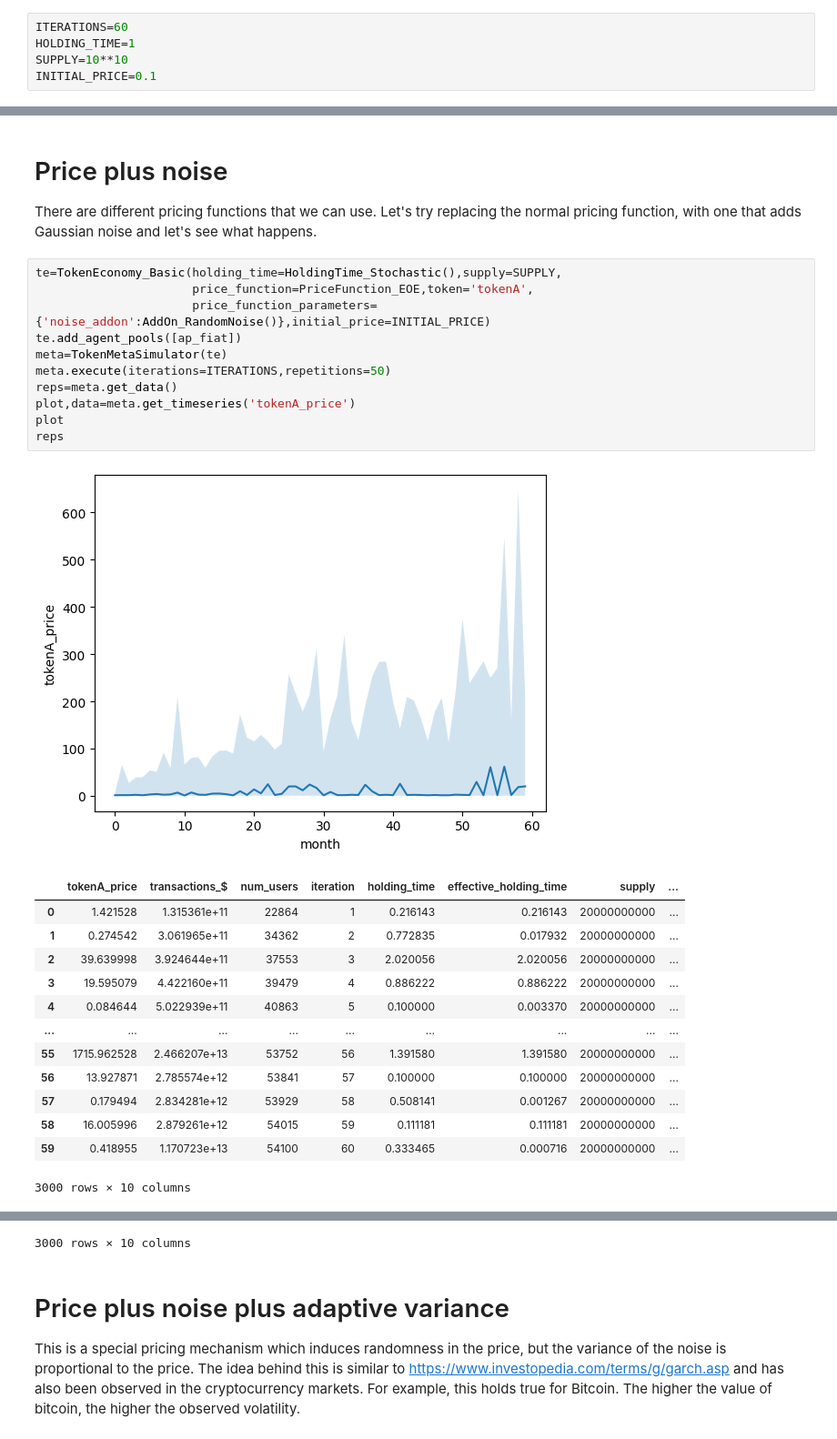
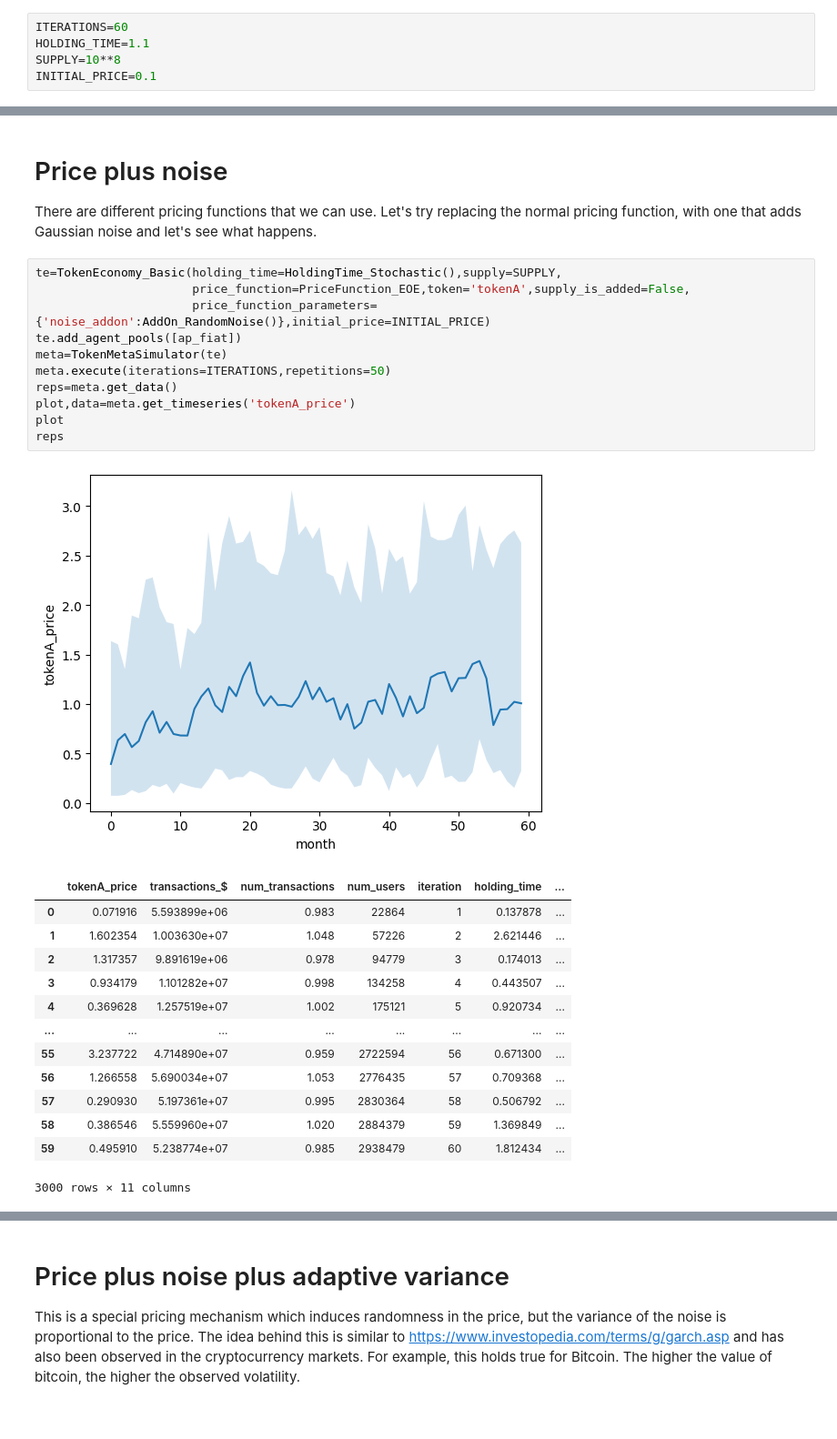
Before and after one commit to stelios12312312/TokenLab, a Jupyter notebook: notebooks/01 - Simple token economy with all transactions in fiat.ipynb, the cells around one changed output, grey strips where cells are left out. Shown at 91% size. Saved outputs shown, nothing was run; the diff lists cells and outputs as text.

```diff
--- a/notebooks/01 - Simple token economy with all transactions in fiat.ipynb
+++ b/notebooks/01 - Simple token economy with all transactions in fiat.ipynb
@@ -29,8 +29,8 @@ tokenlab_path
 '/Users/stylianoskampakis/Dropbox (Personal)/Freelance/TokenLab/src'
 # %%
 ITERATIONS=60
-HOLDING_TIME=1
-SUPPLY=10**10
+HOLDING_TIME=1.1
+SUPPLY=10**8
 INITIAL_PRICE=0.1
 # %% [markdown]
 ## Agent pools
@@ -330,27 +286,27 @@ reps.holding_time.hist()
 There are different pricing functions that we can use. Let's try replacing the normal pricing function, with one that adds Gaussian noise and let's see what happens.
 # %%
 te=TokenEconomy_Basic(holding_time=HoldingTime_Stochastic(),supply=SUPPLY,
-                      price_function=PriceFunction_EOE,token='tokenA',
+                      price_function=PriceFunction_EOE,token='tokenA',supply_is_added=False,
                       price_function_parameters={'noise_addon':AddOn_RandomNoise()},initial_price=INITIAL_PRICE)
 te.add_agent_pools([ap_fiat])
 meta=TokenMetaSimulator(te)
 meta.execute(iterations=ITERATIONS,repetitions=50)
 reps=meta.get_data()
 plot,data=meta.get_timeseries('tokenA_price')
 plot
 reps
 # %% [output]
-[figure, old version]
+[figure, new version]
-|  | tokenA_price | transactions_$ | num_users | iteration | holding_time | effective_holding_time | supply | ... |
-| 0 | 1.421528 | 1.315361e+11 | 22864 | 1 | 0.216143 | 0.216143 | 20000000000 | ... |
-| 1 | 0.274542 | 3.061965e+11 | 34362 | 2 | 0.772835 | 0.017932 | 20000000000 | ... |
-| 2 | 39.639998 | 3.924644e+11 | 37553 | 3 | 2.020056 | 2.020056 | 20000000000 | ... |
-| 3 | 19.595079 | 4.422160e+11 | 39479 | 4 | 0.886222 | 0.886222 | 20000000000 | ... |
-| 4 | 0.084644 | 5.022939e+11 | 40863 | 5 | 0.100000 | 0.003370 | 20000000000 | ... |
-| ... | ... | ... | ... | ... | ... | ... | ... | ... |
-| 55 | 1715.962528 | 2.466207e+13 | 53752 | 56 | 1.391580 | 1.391580 | 20000000000 | ... |
-| 56 | 13.927871 | 2.785574e+12 | 53841 | 57 | 0.100000 | 0.100000 | 20000000000 | ... |
-| 57 | 0.179494 | 2.834281e+12 | 53929 | 58 | 0.508141 | 0.001267 | 20000000000 | ... |
-| 58 | 16.005996 | 2.879261e+12 | 54015 | 59 | 0.111181 | 0.111181 | 20000000000 | ... |
-| 59 | 0.418955 | 1.170723e+13 | 54100 | 60 | 0.333465 | 0.000716 | 20000000000 | ... |
+|  | tokenA_price | transactions_$ | num_transactions | num_users | iteration | holding_time | ... |
+| 0 | 0.071916 | 5.593899e+06 | 0.983 | 22864 | 1 | 0.137878 | ... |
+| 1 | 1.602354 | 1.003630e+07 | 1.048 | 57226 | 2 | 2.621446 | ... |
+| 2 | 1.317357 | 9.891619e+06 | 0.978 | 94779 | 3 | 0.174013 | ... |
+| 3 | 0.934179 | 1.101282e+07 | 0.998 | 134258 | 4 | 0.443507 | ... |
+| 4 | 0.369628 | 1.257519e+07 | 1.002 | 175121 | 5 | 0.920734 | ... |
+| ... | ... | ... | ... | ... | ... | ... | ... |
+| 55 | 3.237722 | 4.714890e+07 | 0.959 | 2722594 | 56 | 0.671300 | ... |
+| 56 | 1.266558 | 5.690034e+07 | 1.053 | 2776435 | 57 | 0.709368 | ... |
+| 57 | 0.290930 | 5.197361e+07 | 0.995 | 2830364 | 58 | 0.506792 | ... |
+| 58 | 0.386546 | 5.559960e+07 | 1.020 | 2884379 | 59 | 1.369849 | ... |
+| 59 | 0.495910 | 5.238774e+07 | 0.985 | 2938479 | 60 | 1.812434 | ... |
-3000 rows × 10 columns
+3000 rows × 11 columns
@@ -370,4 +313,3 @@ reps
-3000 rows × 10 columns
 # %% [markdown]
 # Price plus noise plus adaptive variance
 
```
Also changed, not shown: parts of 19 cells of this notebook, 1 other file.
